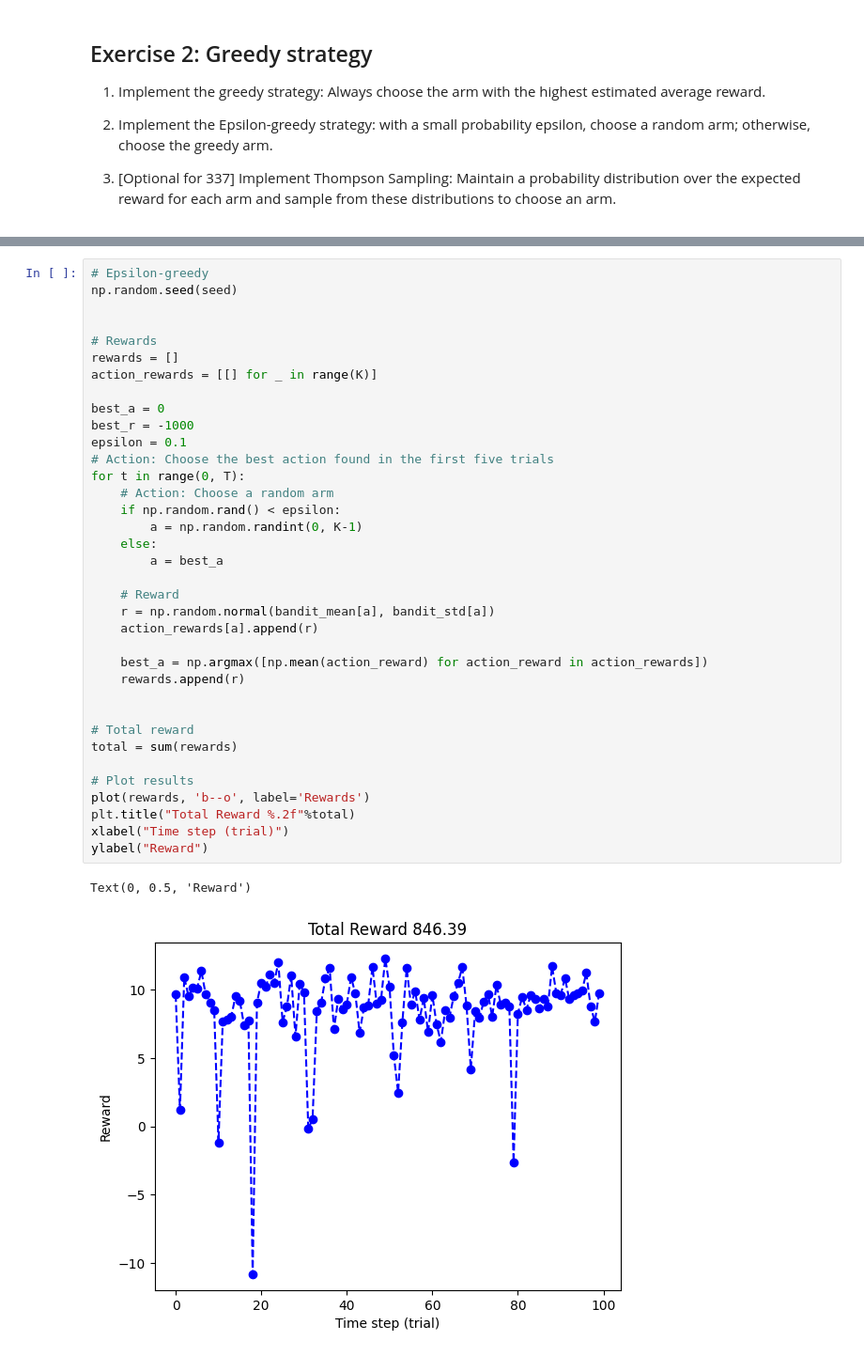
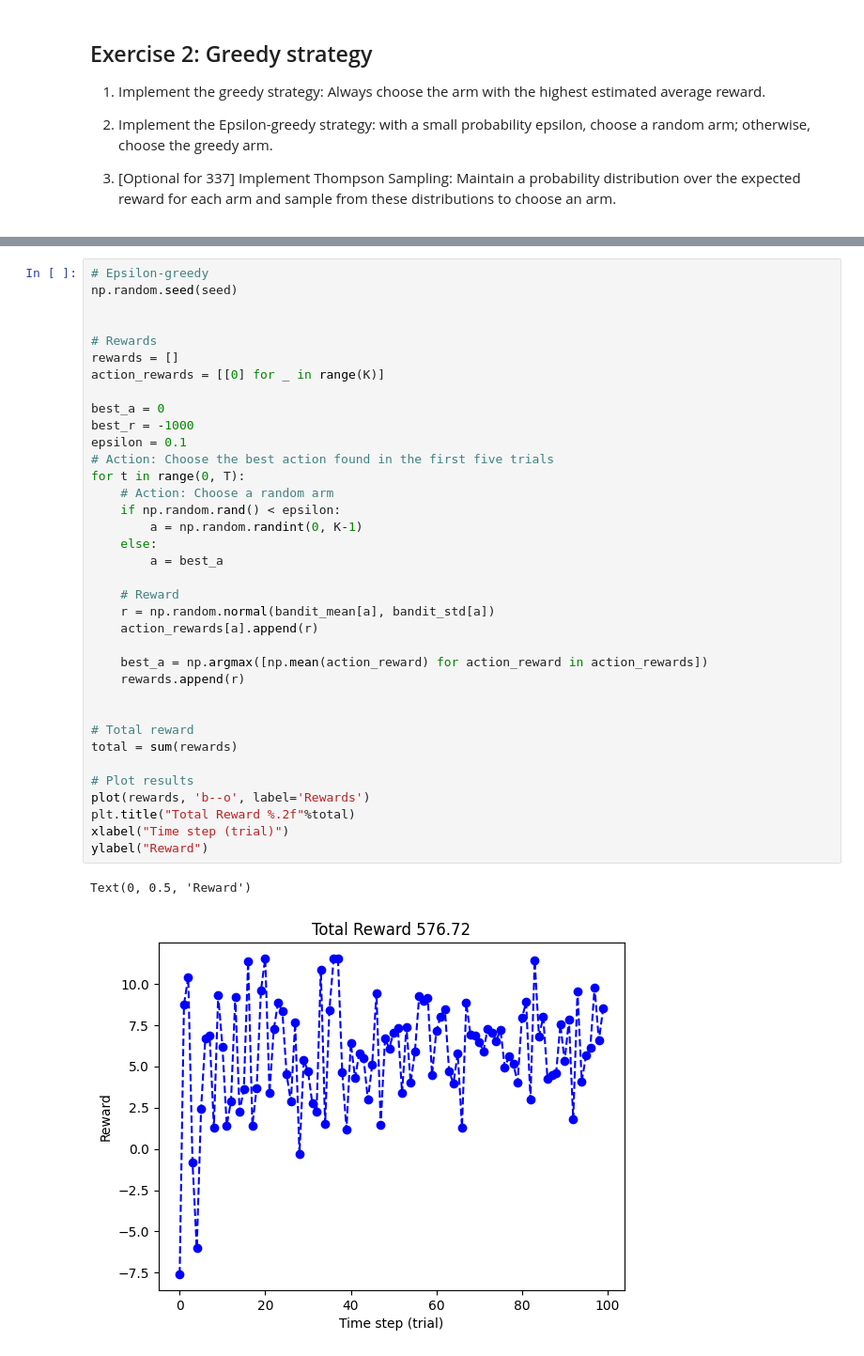
Before and after one commit to Jarvis-X/Aerial-Robotics-Course-Projects, a Jupyter notebook: lab1-bandit.ipynb, the cells around one changed output, grey strips where cells are left out. Shown: that part at 94% size. Saved outputs shown, nothing was run; the diff lists cells and outputs as text.

```diff
--- a/lab1-bandit.ipynb
+++ b/lab1-bandit.ipynb
@@ -166,35 +166,35 @@ np.random.seed(seed)
 
 # Rewards
 rewards = []
-action_rewards = [[] for _ in range(K)]
+action_rewards = [[0] for _ in range(K)]
 
 best_a = 0
 best_r = -1000
 epsilon = 0.1
 # Action: Choose the best action found in the first five trials
 for t in range(0, T):
     # Action: Choose a random arm
     if np.random.rand() < epsilon:
         a = np.random.randint(0, K-1)
     else:
         a = best_a
 
     # Reward
     r = np.random.normal(bandit_mean[a], bandit_std[a])
     action_rewards[a].append(r)
 
     best_a = np.argmax([np.mean(action_reward) for action_reward in action_rewards])
     rewards.append(r)
 
 
 # Total reward
 total = sum(rewards)
 
 # Plot results
 plot(rewards, 'b--o', label='Rewards')
 plt.title("Total Reward %.2f"%total)
 xlabel("Time step (trial)")
 ylabel("Reward")
 # %% [output]
 Text(0, 0.5, 'Reward')
-[figure, old version]
+[figure, new version]
```
Also changed, not shown: parts of 5 cells of this notebook.
